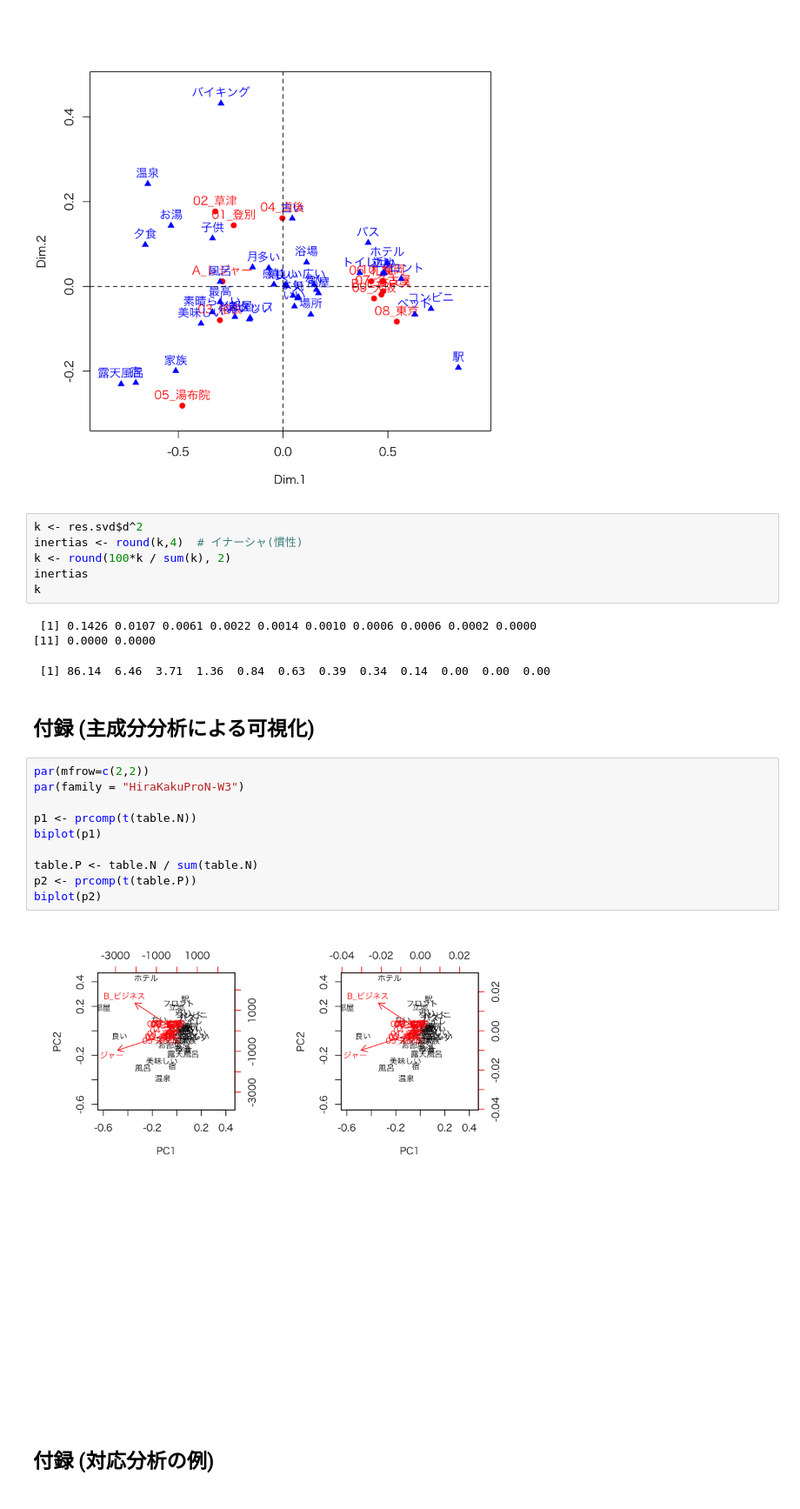
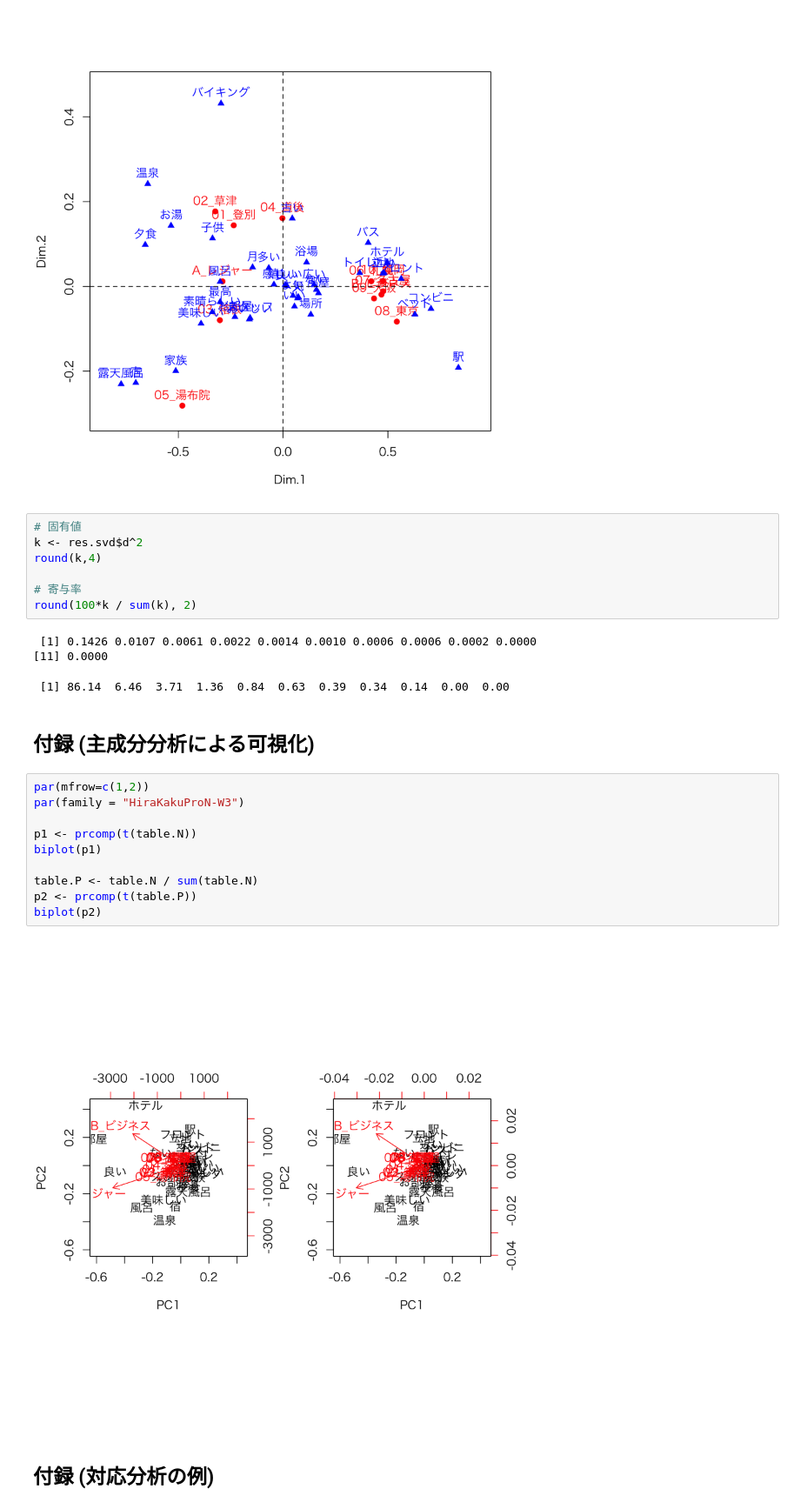
Before and after one commit to haradatm/lecture, a Jupyter notebook: gssm-201907/03-samples/practice-3_sample.ipynb, the cells around one changed output. Shown at 87% size. Cells and saved outputs as stored; diff of their text form.

```diff
--- a/gssm-201907/03-samples/practice-3_sample.ipynb
+++ b/gssm-201907/03-samples/practice-3_sample.ipynb
@@ -272,29 +273,30 @@ abline(v=0, h=0, lty = 2)
 # %% [output]
 [figure]
 # %%
+# 固有値
 k <- res.svd$d^2
-inertias <- round(k,4)  # イナーシャ(慣性)
-k <- round(100*k / sum(k), 2)
-inertias
-k
+round(k,4)
+
+# 寄与率
+round(100*k / sum(k), 2)
 # %% [output]
  [1] 0.1426 0.0107 0.0061 0.0022 0.0014 0.0010 0.0006 0.0006 0.0002 0.0000
-[11] 0.0000 0.0000
+[11] 0.0000
- [1] 86.14  6.46  3.71  1.36  0.84  0.63  0.39  0.34  0.14  0.00  0.00  0.00
+ [1] 86.14  6.46  3.71  1.36  0.84  0.63  0.39  0.34  0.14  0.00  0.00
 # %% [markdown]
 ## 付録 (主成分分析による可視化)
 # %%
-par(mfrow=c(2,2))
+par(mfrow=c(1,2))
 par(family = "HiraKakuProN-W3")
 
 p1 <- prcomp(t(table.N))
 biplot(p1)
 
 table.P <- table.N / sum(table.N)
 p2 <- prcomp(t(table.P))
 biplot(p2)
 # %% [output]
-[figure, old version]
+[figure, new version]
 # %% [markdown]
 ## 付録 (対応分析の例)
 # %%
```
Also changed, not shown: parts of 3 cells of this notebook.
